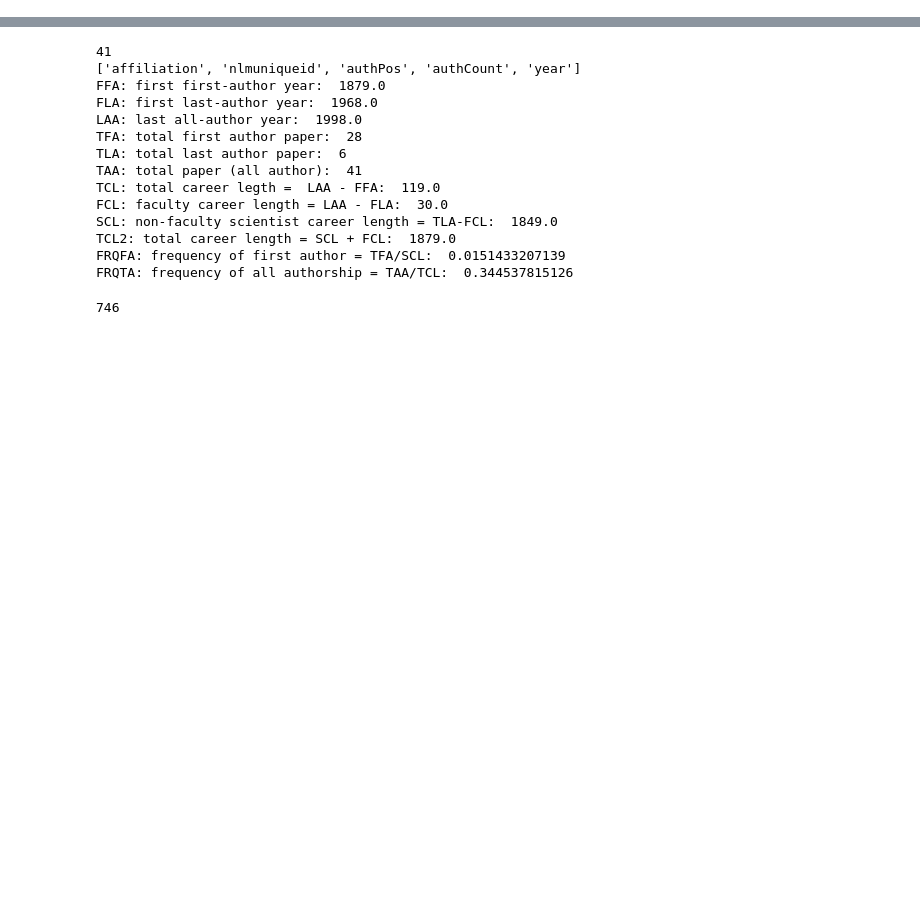
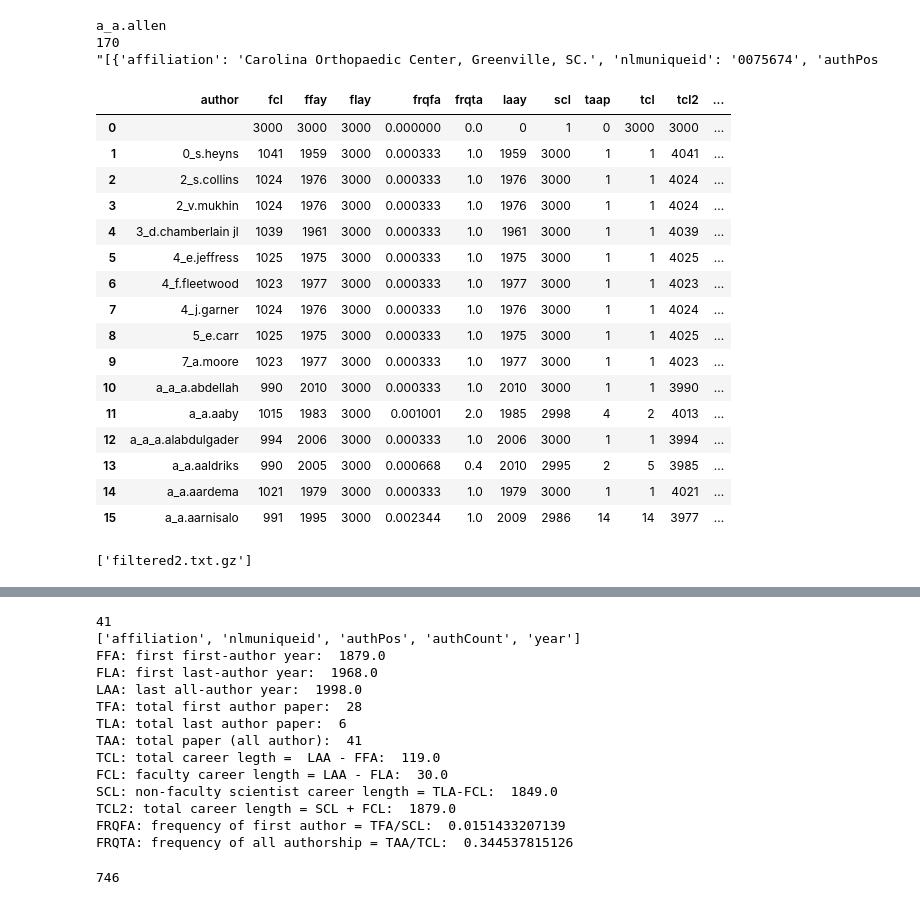
Before and after one commit to shinwachi/cs109_firstOrPerish, a Jupyter notebook: data_munging/combineAuthors.ipynb, the cells around one changed output, grey strips where cells are left out. Cells and saved outputs as stored; diff of their text form; code cells hidden in the pictures; blank space fills up the shorter version.

Commit message:
fixed author summary code

```diff
--- a/data_munging/combineAuthors.ipynb
+++ b/data_munging/combineAuthors.ipynb
@@ -6,7 +6,7 @@ from datetime import timedelta, date
 
 #infileDirPath = '../../../../../Dropbox/cs109_datasci_share_2/authout/'
 infileDirPath = '../../../../../Desktop/'
-
+infileDirPath = '/vagrant/cs109_firstOrPerish/data_munging/'
 allFiles = []
 for file in os.listdir(infileDirPath):
     if file.endswith("txt.gz"):
@@ -163,0 +162,61 @@ Exception: Bad Data for author, a_a.albrecht
+# %%
+sample = z[0]
+import re
+pattern = re.compile("([^,]+),(\d+),(.*)")
+
+auth, num, articles = pattern.findall(sample)[0]
+print auth
+print num
+print articles[0:100]
+# %% [output]
+a_a.allen
+170
+"[{'affiliation': 'Carolina Orthopaedic Center, Greenville, SC.', 'nlmuniqueid': '0075674', 'authPos
+# %%
+import re
+pattern = re.compile("([^,]*),(\d*),[^\[]*(\[.*\])[^\]]*")
+
+fileLocation = infileDirPath + oneFile
+infile = gzip.open( fileLocation, 'r')
+
+
+answer = []
+for idx, rawrow in enumerate(infile, start=1): #reader:
+    if idx == 17: break # limit for testing
+    try:
+        author, _, raw_articles = pattern.findall(rawrow)[0]
+
+        sumData = summaryDictionary(ast.literal_eval(raw_articles))
+
+        sumData["author"] = author
+        answer.append(sumData)
+    except:
+        print "error in index %d with author %s"%(idx, rawrow.split(',')[0])
+
+outfile.close()
+# %%
+from pandas import DataFrame
+
+DataFrame(answer)
+# %% [output]
+|  | author | fcl | ffay | flay | frqfa | frqta | laay | scl | taap | tcl | tcl2 | ... |
+| 0 |  | 3000 | 3000 | 3000 | 0.000000 | 0.0 | 0 | 1 | 0 | 3000 | 3000 | ... |
+| 1 | 0_s.heyns | 1041 | 1959 | 3000 | 0.000333 | 1.0 | 1959 | 3000 | 1 | 1 | 4041 | ... |
+| 2 | 2_s.collins | 1024 | 1976 | 3000 | 0.000333 | 1.0 | 1976 | 3000 | 1 | 1 | 4024 | ... |
+| 3 | 2_v.mukhin | 1024 | 1976 | 3000 | 0.000333 | 1.0 | 1976 | 3000 | 1 | 1 | 4024 | ... |
+| 4 | 3_d.chamberlain jl | 1039 | 1961 | 3000 | 0.000333 | 1.0 | 1961 | 3000 | 1 | 1 | 4039 | ... |
+| 5 | 4_e.jeffress | 1025 | 1975 | 3000 | 0.000333 | 1.0 | 1975 | 3000 | 1 | 1 | 4025 | ... |
+| 6 | 4_f.fleetwood | 1023 | 1977 | 3000 | 0.000333 | 1.0 | 1977 | 3000 | 1 | 1 | 4023 | ... |
+| 7 | 4_j.garner | 1024 | 1976 | 3000 | 0.000333 | 1.0 | 1976 | 3000 | 1 | 1 | 4024 | ... |
+| 8 | 5_e.carr | 1025 | 1975 | 3000 | 0.000333 | 1.0 | 1975 | 3000 | 1 | 1 | 4025 | ... |
+| 9 | 7_a.moore | 1023 | 1977 | 3000 | 0.000333 | 1.0 | 1977 | 3000 | 1 | 1 | 4023 | ... |
+| 10 | a_a_a.abdellah | 990 | 2010 | 3000 | 0.000333 | 1.0 | 2010 | 3000 | 1 | 1 | 3990 | ... |
+| 11 | a_a.aaby | 1015 | 1983 | 3000 | 0.001001 | 2.0 | 1985 | 2998 | 4 | 2 | 4013 | ... |
+| 12 | a_a_a.alabdulgader | 994 | 2006 | 3000 | 0.000333 | 1.0 | 2006 | 3000 | 1 | 1 | 3994 | ... |
+| 13 | a_a.aaldriks | 990 | 2005 | 3000 | 0.000668 | 0.4 | 2010 | 2995 | 2 | 5 | 3985 | ... |
+| 14 | a_a.aardema | 1021 | 1979 | 3000 | 0.000333 | 1.0 | 1979 | 3000 | 1 | 1 | 4021 | ... |
+| 15 | a_a.aarnisalo | 991 | 1995 | 3000 | 0.002344 | 1.0 | 2009 | 2986 | 14 | 14 | 3977 | ... |
+# %%
+allFiles
+# %% [output]
+['filtered2.txt.gz']
```
Also changed, not shown: parts of 7 cells of this notebook.
